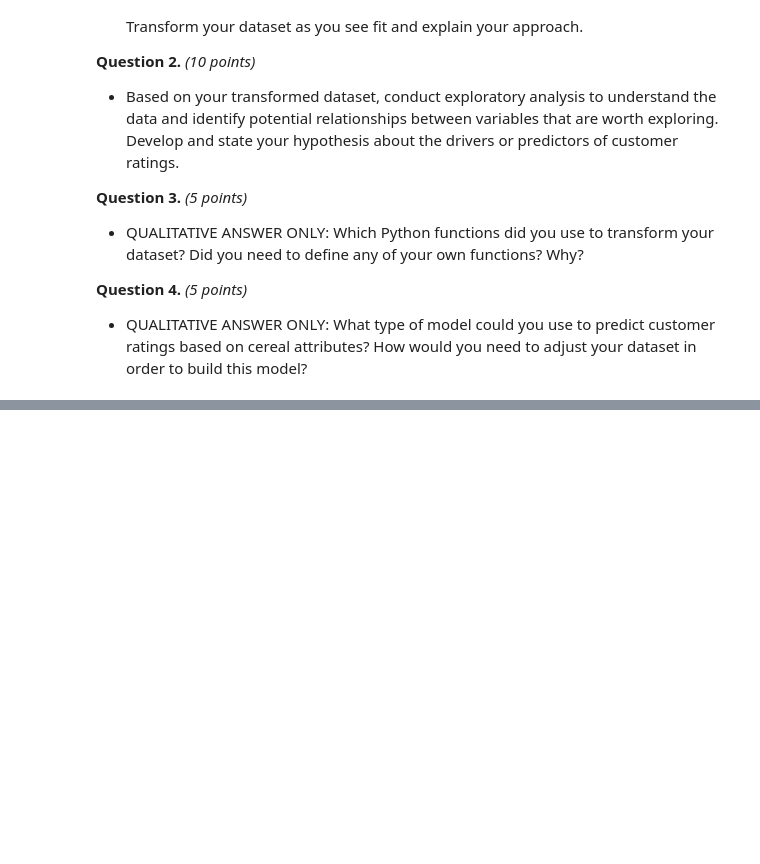
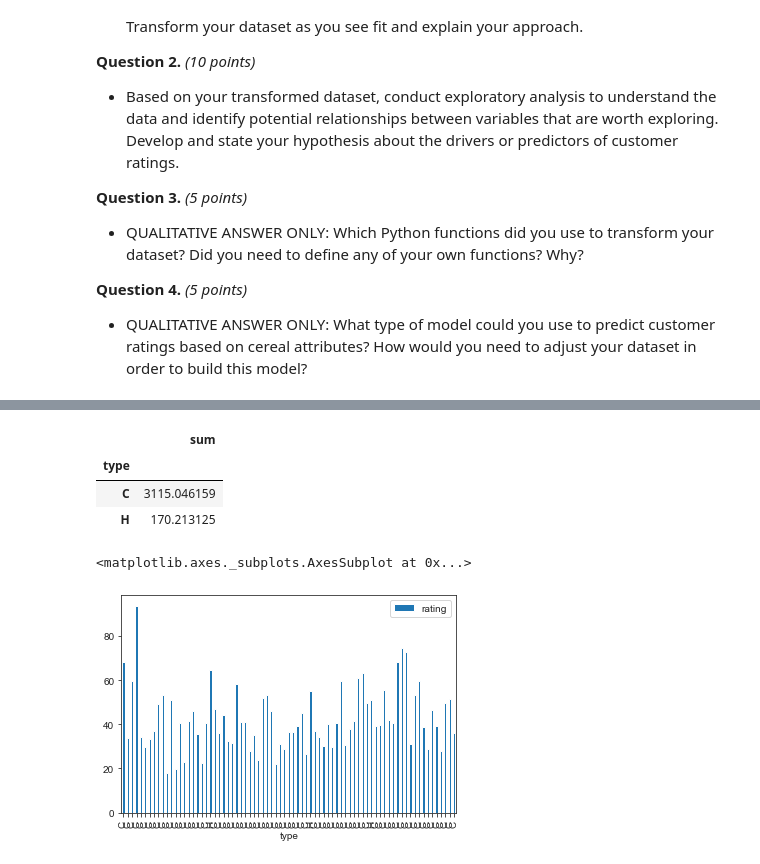
Before and after one commit to farnazghp/Cereal-Data, a Jupyter notebook: Assignment 1.ipynb, the cells around one changed output, grey strips where cells are left out. Drawn from its saved outputs; the diff is of its cells as text; code cells hidden in the pictures; blank space fills up the shorter version.

```diff
--- a/Assignment 1.ipynb
+++ b/Assignment 1.ipynb
@@ -167,0 +245,12 @@ data.plot(kind='bar',figsize=(10,6))
+# %%
+df1.groupby('type')['rating'].aggregate(['sum'])
+# %% [output]
+|  | sum |
+| type |  |
+| C | 3115.046159 |
+| H | 170.213125 |
+# %%
+df1.plot('type', 'rating', kind='bar')
+# %% [output]
+<matplotlib.axes._subplots.AxesSubplot at 0x...>
+[figure, added]
```
Also changed, not shown: parts of 78 cells of this notebook.
